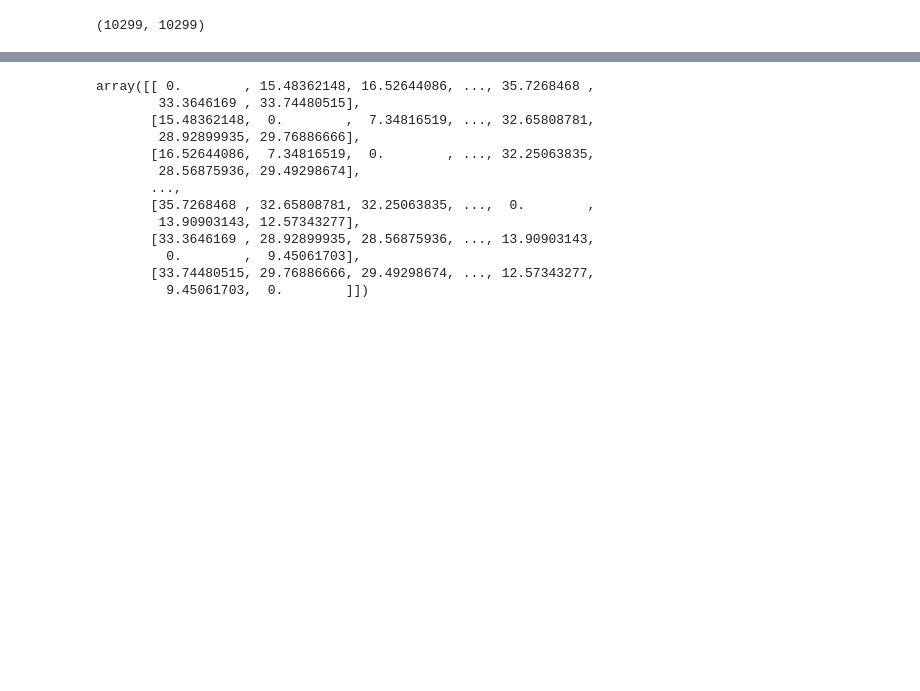
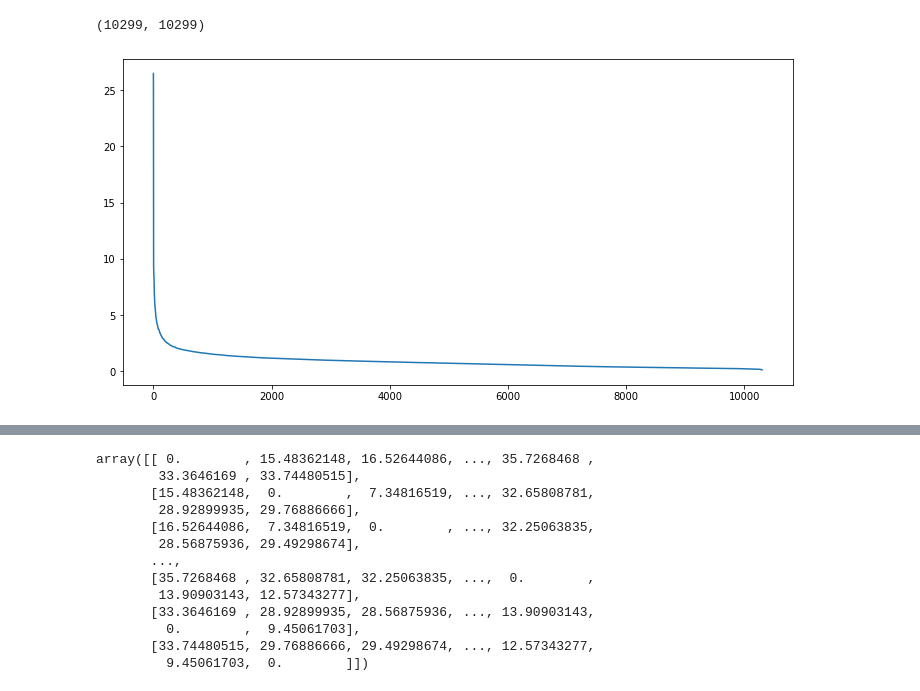
Before and after one commit to Oleg-DS/learning_data_science, a Jupyter notebook: ML/hw05.ipynb, the cells around one changed output, grey strips where cells are left out. Saved outputs shown, nothing was run; the diff lists cells and outputs as text; code cells hidden in the pictures; blank space fills up the shorter version.

```diff
--- a/ML/hw05.ipynb
+++ b/ML/hw05.ipynb
@@ -603,7 +513,16 @@ plt.show()
 Сравните лучшую модель c k-means в терминах `silhouette_score`.
 # %%
 # YOUR CODE HERE
-d_matrix = distance_matrix(X_reduced, X_reduced)
+d_matrix = distance_matrix(X_reduced.to_numpy()[:,:4], X_reduced.to_numpy()[:,:4])
 d_matrix.shape
 # %% [output]
 (10299, 10299)
+# %%
+d_matrix_sort = np.sort(d_matrix)
+av_dist = np.mean(d_matrix_sort[:,:5], axis=1)
+# %%
+plt.figure(figsize=(12, 6))
+plt.plot(np.sort(av_dist)[::-1])
+plt.show()
+# %% [output]
+[figure, added]
```
Also changed, not shown: parts of 43 cells of this notebook.
